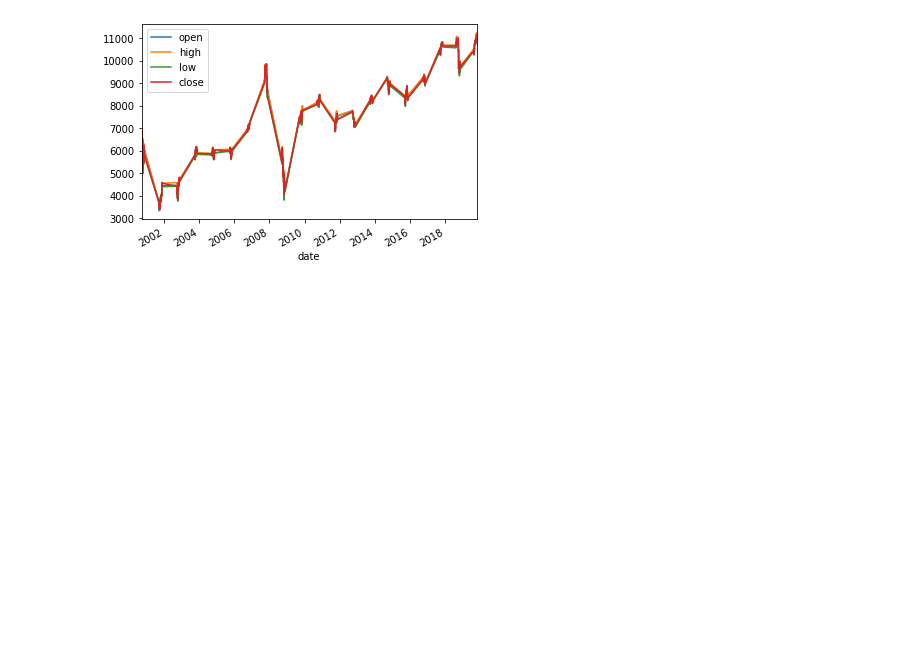
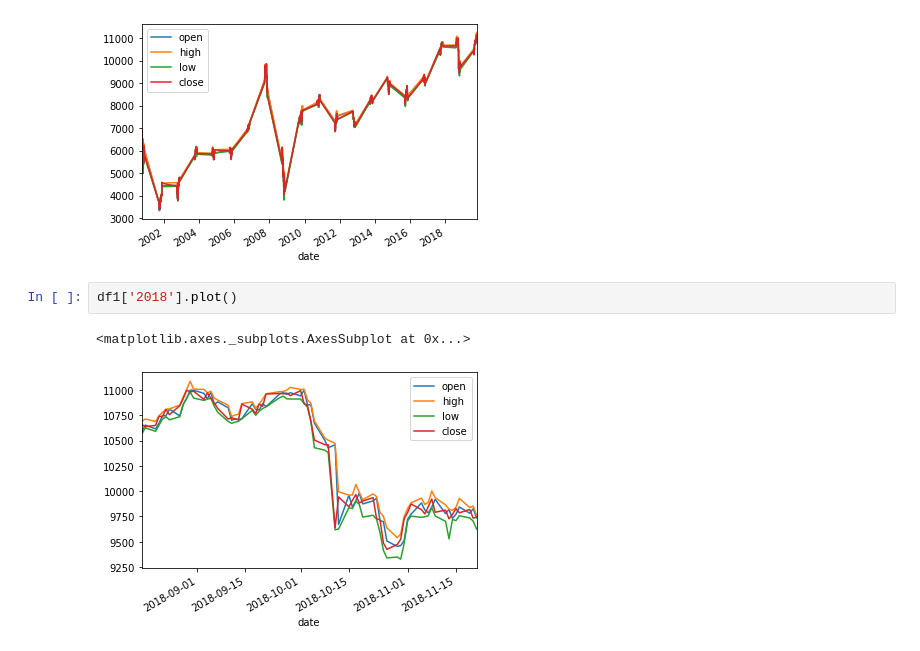
Before and after one commit to tewei0328/AI, a Jupyter notebook: stockprice.ipynb, the cells around one changed output. Saved outputs shown, nothing was run; the diff lists cells and outputs as text; blank space fills up the shorter version.

```diff
--- a/stockprice.ipynb
+++ b/stockprice.ipynb
@@ -47,3 +47,8 @@ df1.plot()
 # %% [output]
 <matplotlib.axes._subplots.AxesSubplot at 0x...>
 [figure]
+# %%
+df1['2018'].plot()
+# %% [output]
+<matplotlib.axes._subplots.AxesSubplot at 0x...>
+[figure, added]
```
